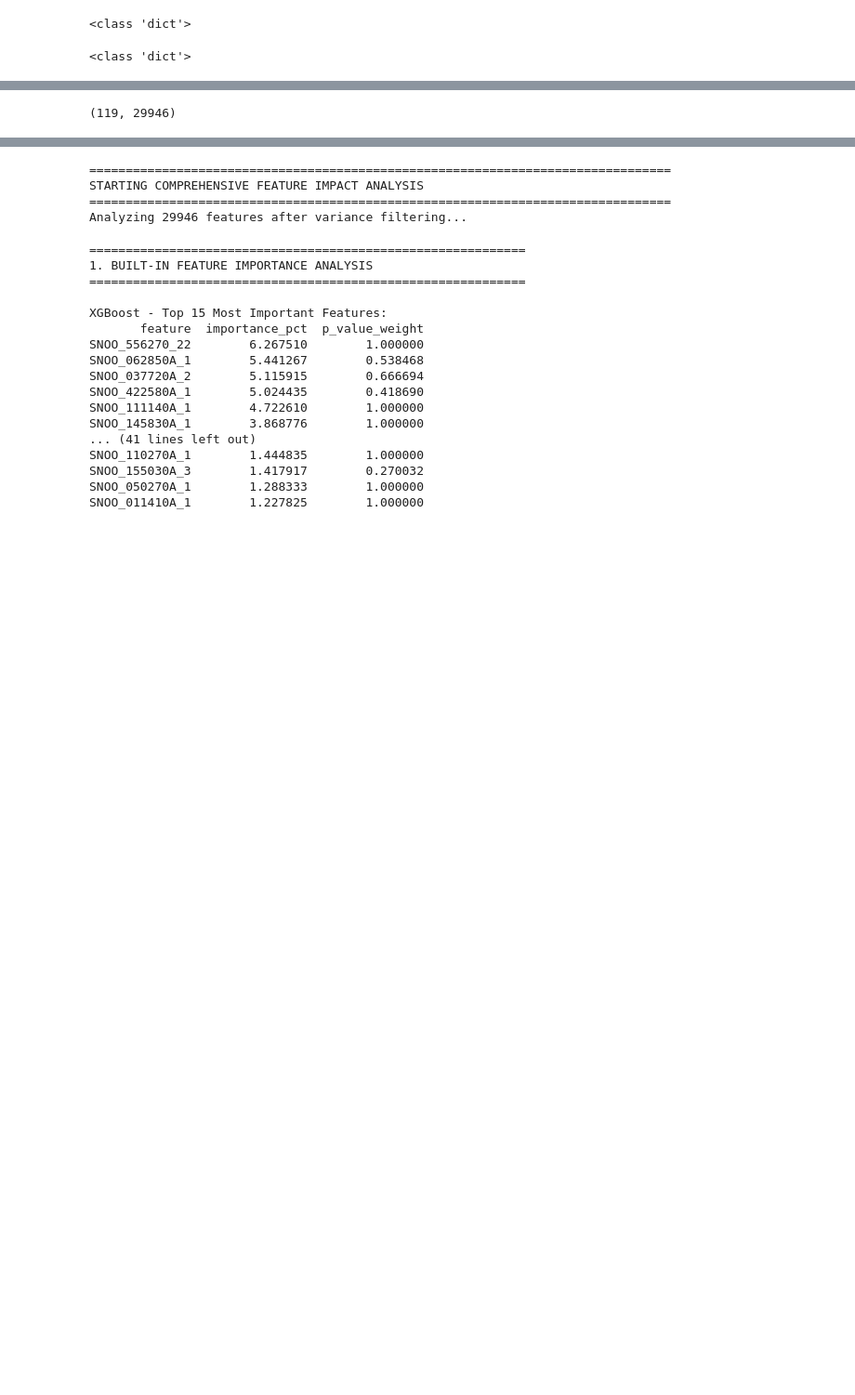
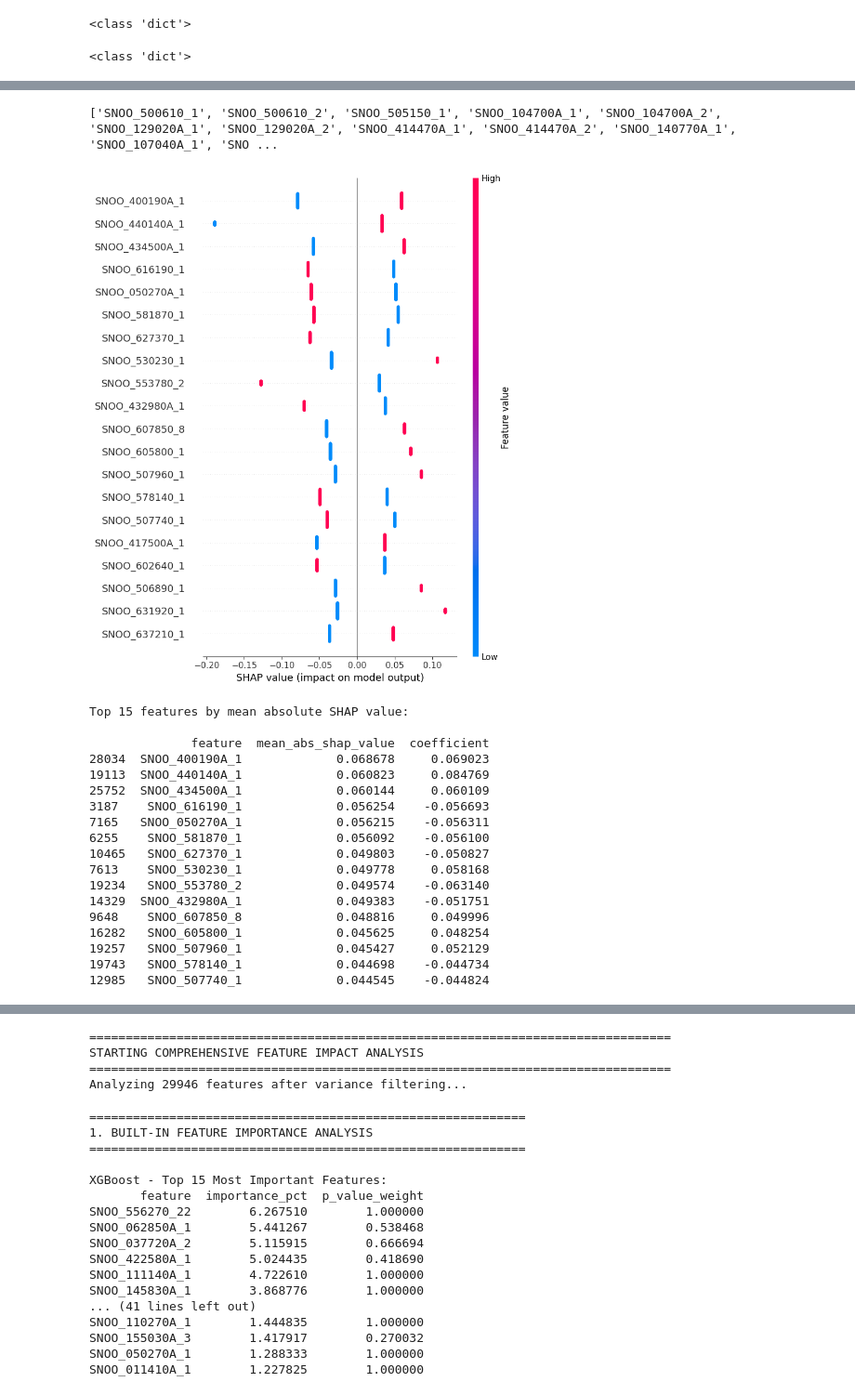
Before and after one commit to derex-cmd/ccdm, a Jupyter notebook: Task 3/Task 3.ipynb, the cells around one changed output, grey strips where cells are left out. Shown at 93% size. Cells and saved outputs as stored; diff of their text form; code cells hidden in the pictures; blank space fills up the shorter version.

```diff
--- a/Task 3/Task 3.ipynb
+++ b/Task 3/Task 3.ipynb
@@ -128,16 +128,88 @@ X_train_filtered = selector.fit_transform(X_train_weighted)
 
 # Step 3: Use .transform() on VAL and TEST
 X_test_filtered = selector.transform(X_test_weighted)
+# %%
+# Assume X_train_weighted is a DataFrame or you have the original feature names
+original_feature_names = X.columns.tolist()  # must be DataFrame here!
+
+# selector is your fitted VarianceThreshold object
+mask = selector.get_support()  # Boolean array: True = feature kept
+
+# Filter feature names based on mask
+filtered_feature_names = [name for name, keep in zip(original_feature_names, mask) if keep]
+
+print(filtered_feature_names)
+# %% [output]
+['SNOO_500610_1', 'SNOO_500610_2', 'SNOO_505150_1', 'SNOO_104700A_1', 'SNOO_104700A_2', 'SNOO_129020A_1', 'SNOO_129020A_2', 'SNOO_414470A_1', 'SNOO_414470A_2', 'SNOO_140770A_1', 'SNOO_107040A_1', 'SNO ...
+# %%
+import shap
+import pandas as pd
+import numpy as np
+from sklearn.preprocessing import StandardScaler
+from sklearn.linear_model import LinearRegression
+import matplotlib.pyplot as plt
+
+
+# Standardize features (important for LR and SHAP consistency)
+scaler = StandardScaler()
+X_train_scaled = scaler.fit_transform(X_train_filtered)
+
+# Train Linear Regression model (if not trained yet)
+lr_model = LinearRegression()
+lr_model.fit(X_train_scaled, y_train)  # y_train is your target vector
+
+# -------------------- SHAP Explainer --------------------
+
+# Create SHAP explainer for linear model (fast, model-specific)
+explainer = shap.LinearExplainer(lr_model, X_train_scaled, feature_perturbation="interventional")
+
+# Calculate SHAP values for training set
+shap_values = explainer.shap_values(X_train_scaled)
+
+# ----------------- SHAP Summary Plot --------------------
+
+# Plot summary of feature importance across all training samples
+shap.summary_plot(shap_values, features=X_train_scaled, feature_names=filtered_feature_names)
+
+# ----------------- Optional: Tabular SHAP values --------------------
+
+# Mean absolute SHAP value for each feature (global importance)
+mean_abs_shap = np.abs(shap_values).mean(axis=0)
+
+shap_df = pd.DataFrame({
+    'feature': filtered_feature_names,
+    'mean_abs_shap_value': mean_abs_shap,
+    'coefficient': lr_model.coef_
+}).sort_values(by='mean_abs_shap_value', ascending=False)
+
+print("\nTop 15 features by mean absolute SHAP value:\n")
+print(shap_df.head(15))
+# %% [output]
+[figure, added]
+Top 15 features by mean absolute SHAP value:
+
+              feature  mean_abs_shap_value  coefficient
+28034  SNOO_400190A_1             0.068678     0.069023
+19113  SNOO_440140A_1             0.060823     0.084769
+25752  SNOO_434500A_1             0.060144     0.060109
+3187    SNOO_616190_1             0.056254    -0.056693
+7165   SNOO_050270A_1             0.056215    -0.056311
+6255    SNOO_581870_1             0.056092    -0.056100
+10465   SNOO_627370_1             0.049803    -0.050827
+7613    SNOO_530230_1             0.049778     0.058168
+19234   SNOO_553780_2             0.049574    -0.063140
+14329  SNOO_432980A_1             0.049383    -0.051751
+9648    SNOO_607850_8             0.048816     0.049996
+16282   SNOO_605800_1             0.045625     0.048254
+19257   SNOO_507960_1             0.045427     0.052129
+19743   SNOO_578140_1             0.044698    -0.044734
+12985   SNOO_507740_1             0.044545    -0.044824
 # %%
 models = {
     'XGBoost': XGBRegressor(n_estimators=100, random_state=42),
     'LightGBM': LGBMRegressor(n_estimators=100, random_state=42),
     'CatBoost': CatBoostRegressor(iterations=100, random_seed=42, verbose=False)
 }
-# %%
-print(X_train_filtered.shape)
-# %% [output]
-(119, 29946)
 # %%
 # Setup logging
 logging.basicConfig(
```
Also changed, not shown: parts of 5 cells of this notebook, 43 other files.
